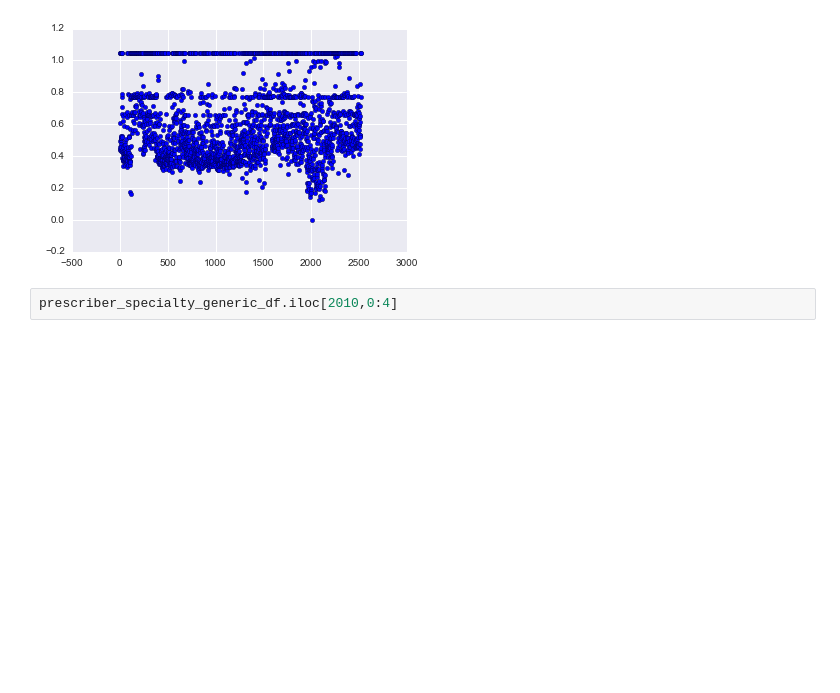
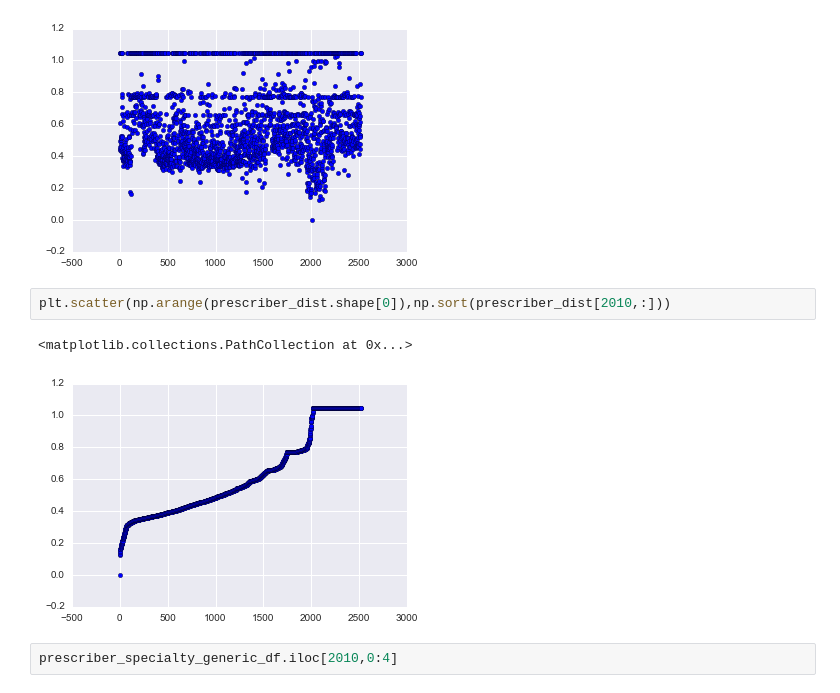
Before and after one commit to jhajagos/health-open-data-workshop, a Jupyter notebook: Analyzing Medicare Part D Prescriber Data.ipynb, the cells around one changed output. Cells and saved outputs as stored; diff of their text form; blank space fills up the shorter version.

```diff
--- a/Analyzing Medicare Part D Prescriber Data.ipynb
+++ b/Analyzing Medicare Part D Prescriber Data.ipynb
@@ -227,6 +231,11 @@ plt.scatter(np.arange(prescriber_dist.shape[0]),prescriber_dist[2010,:])
 # %% [output]
 <matplotlib.collections.PathCollection at 0x...>
 [figure]
+# %%
+plt.scatter(np.arange(prescriber_dist.shape[0]),np.sort(prescriber_dist[2010,:]))
+# %% [output]
+<matplotlib.collections.PathCollection at 0x...>
+[figure, added]
 # %%
 prescriber_specialty_generic_df.iloc[2010,0:4]
 # %% [output]
```
Also changed, not shown: parts of 10 cells of this notebook.
